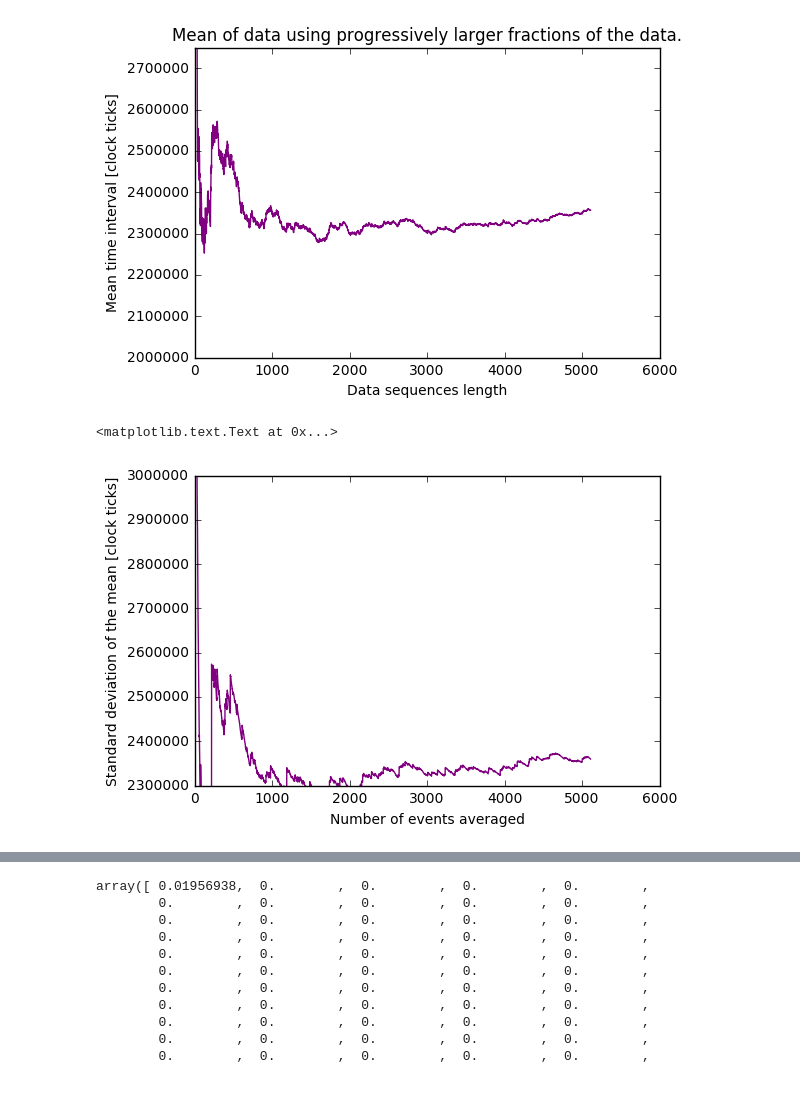
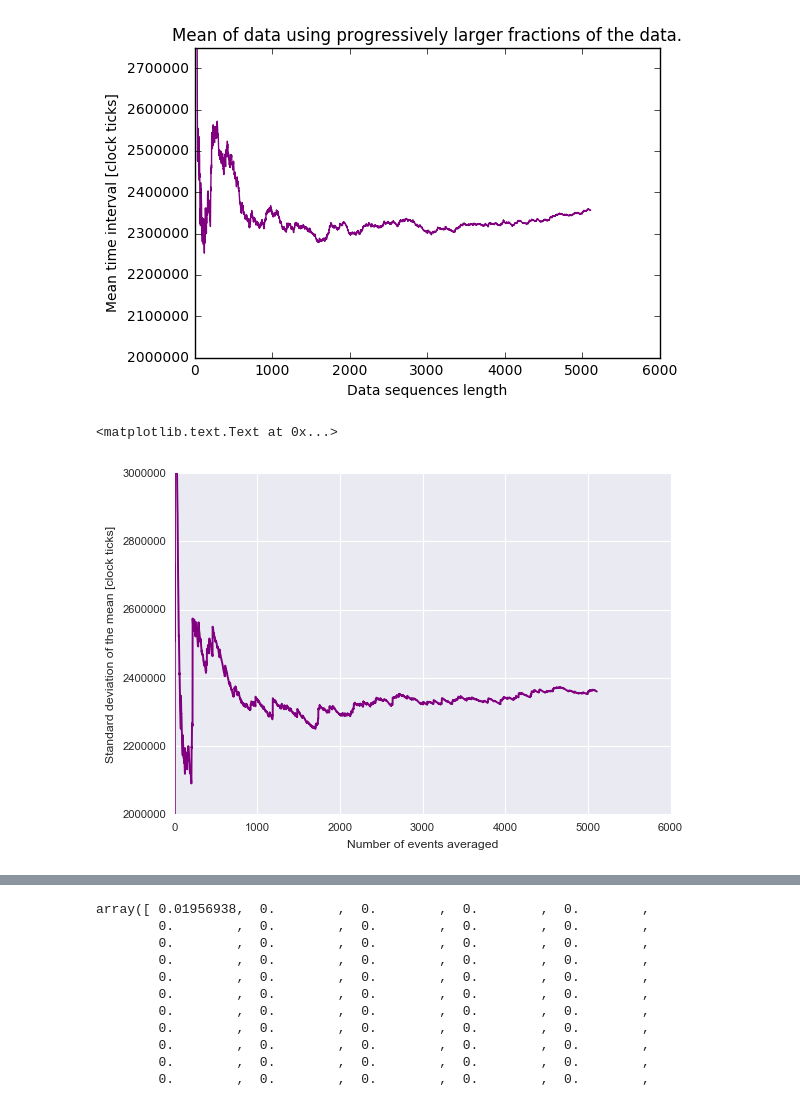
Before and after one commit to pymilo/notebooks, a Jupyter notebook: Photomultiplier.ipynb, the cells around one changed output, grey strips where cells are left out. Cells and saved outputs as stored; diff of their text form; code cells hidden in the pictures.

```diff
--- a/Photomultiplier.ipynb
+++ b/Photomultiplier.ipynb
@@ -40,7 +40,7 @@ import matplotlib.pyplot as plt
 from scipy.optimize import curve_fit
 import seaborn as sns
 import scipy.stats as ss
-sns.set_context("poster")
+sns.set_context("paper")
 # %% [markdown]
 ## Exploring the obtained data
 # %%
@@ -226,12 +213,12 @@ plt.title('Mean of data using progressively larger fractions of the data.')
 [figure]
 # %%
 plt.plot(nsm,'-',color='purple')
-plt.ylim(2.3e6,3e6)
+plt.ylim(2e6,3e6)
 plt.xlabel('Number of events averaged')
 plt.ylabel('Standard deviation of the mean [clock ticks]')
 # %% [output]
 <matplotlib.text.Text at 0x...>
-[figure, old version]
+[figure, new version]
 # %%
 zmin, zmax = 8 , 100 #5109
 srn = (1./np.sqrt(np.arange(np.size(nsm))+1))
```
Also changed, not shown: parts of 10 cells of this notebook.
